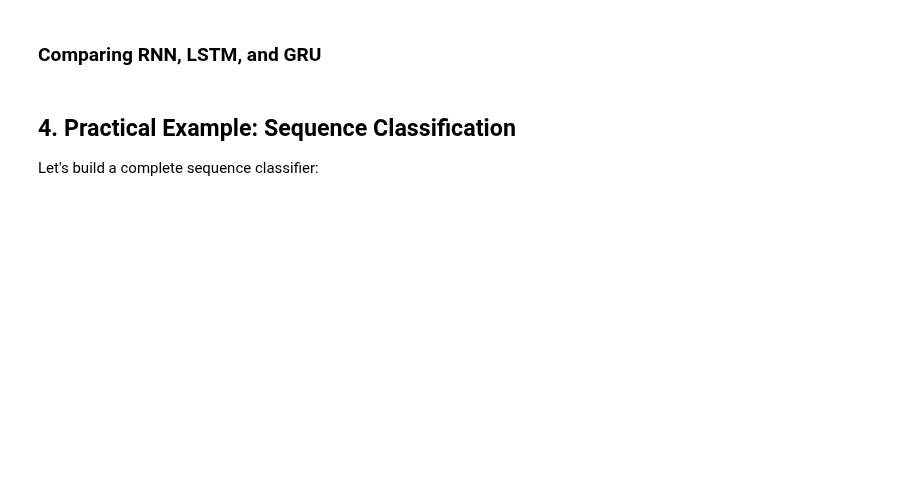
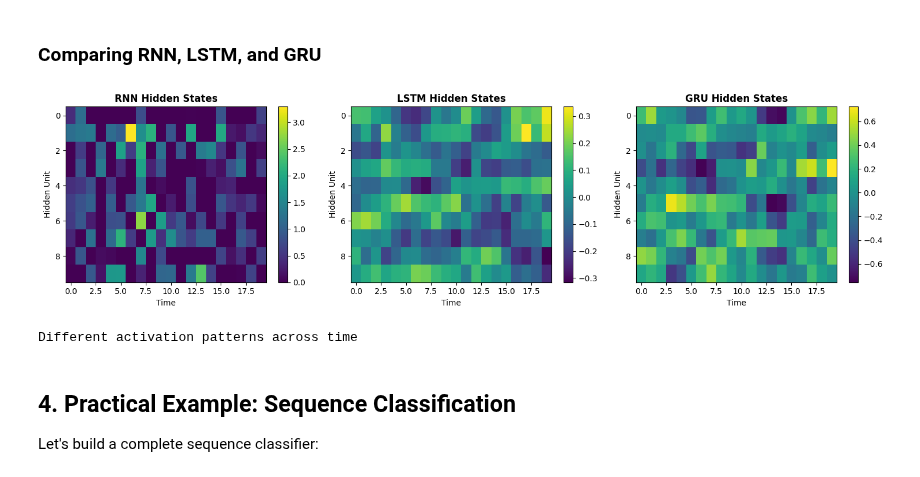
Before and after one commit to chaobrain/brainstate, a Jupyter notebook: docs/tutorials/neural_networks/04_recurrent_networks.ipynb, the cells around one changed output. Drawn from its saved outputs; the diff is of its cells as text; code cells hidden in the pictures; blank space fills up the shorter version.

```diff
--- a/docs/tutorials/neural_networks/04_recurrent_networks.ipynb
+++ b/docs/tutorials/neural_networks/04_recurrent_networks.ipynb
@@ -242,71 +292,70 @@ print("✅ Often performs similarly to LSTM")
 # %% [markdown]
 ### Comparing RNN, LSTM, and GRU
 # %%
+
 # Create all three types
 brainstate.random.seed(0)
 input_size, hidden_size = 5, 10
 
-rnn_cell = brainstate.nn.RNNCell(input_size, hidden_size)
-lstm_cell = brainstate.nn.LSTMCell(input_size, hidden_size)
-gru_cell = brainstate.nn.GRUCell(input_size, hidden_size)
+rnn_cell = brainstate.nn.ValinaRNNCell(num_in=input_size, num_out=hidden_size)
+lstm_cell = brainstate.nn.LSTMCell(num_in=input_size, num_out=hidden_size)
+gru_cell = brainstate.nn.GRUCell(num_in=input_size, num_out=hidden_size)
 
 # Test on same sequence
 sequence = brainstate.random.randn(20, input_size)
 
 # Process with RNN
-h_rnn = jnp.zeros(hidden_size)
+brainstate.nn.init_all_states(rnn_cell)
 rnn_states = []
 for x_t in sequence:
-    h_rnn = rnn_cell(x_t, h_rnn)
-    rnn_states.append(h_rnn)
+    rnn_states.append(rnn_cell(x_t))
+rnn_states = jnp.stack(rnn_states)
 
 # Process with LSTM
-h_lstm = jnp.zeros(hidden_size)
-c_lstm = jnp.zeros(hidden_size)
+brainstate.nn.init_all_states(lstm_cell)
 lstm_states = []
 for x_t in sequence:
-    h_lstm, c_lstm = lstm_cell(x_t, (h_lstm, c_lstm))
-    lstm_states.append(h_lstm)
+    lstm_states.append(lstm_cell(x_t))
+lstm_states = jnp.stack(lstm_states)
 
 # Process with GRU
-h_gru = jnp.zeros(hidden_size)
+brainstate.nn.init_all_states(gru_cell)
 gru_states = []
 for x_t in sequence:
-    h_gru = gru_cell(x_t, h_gru)
-    gru_states.append(h_gru)
+    gru_states.append(gru_cell(x_t))
+gru_states = jnp.stack(gru_states)
 
 # Visualize hidden states
-rnn_states = jnp.stack(rnn_states)
-lstm_states = jnp.stack(lstm_states)
-gru_states = jnp.stack(gru_states)
-
 plt.figure(figsize=(15, 4))
 
 plt.subplot(1, 3, 1)
 plt.imshow(np.array(rnn_states.T), aspect='auto', cmap='viridis')
 plt.colorbar()
 plt.title('RNN Hidden States', fontweight='bold')
 plt.xlabel('Time')
 plt.ylabel('Hidden Unit')
 
 plt.subplot(1, 3, 2)
 plt.imshow(np.array(lstm_states.T), aspect='auto', cmap='viridis')
 plt.colorbar()
 plt.title('LSTM Hidden States', fontweight='bold')
 plt.xlabel('Time')
 plt.ylabel('Hidden Unit')
 
 plt.subplot(1, 3, 3)
 plt.imshow(np.array(gru_states.T), aspect='auto', cmap='viridis')
 plt.colorbar()
 plt.title('GRU Hidden States', fontweight='bold')
 plt.xlabel('Time')
 plt.ylabel('Hidden Unit')
 
 plt.tight_layout()
 plt.show()
 
 print("Different activation patterns across time")
+# %% [output]
+[figure, added]
+Different activation patterns across time
 # %% [markdown]
 ## 4. Practical Example: Sequence Classification
 
```
Also changed, not shown: parts of 16 cells of this notebook, 7 other files.
